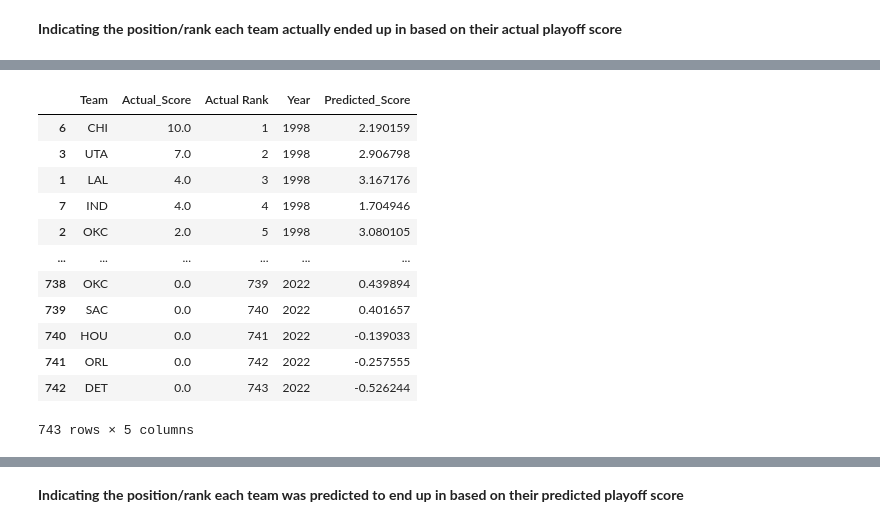
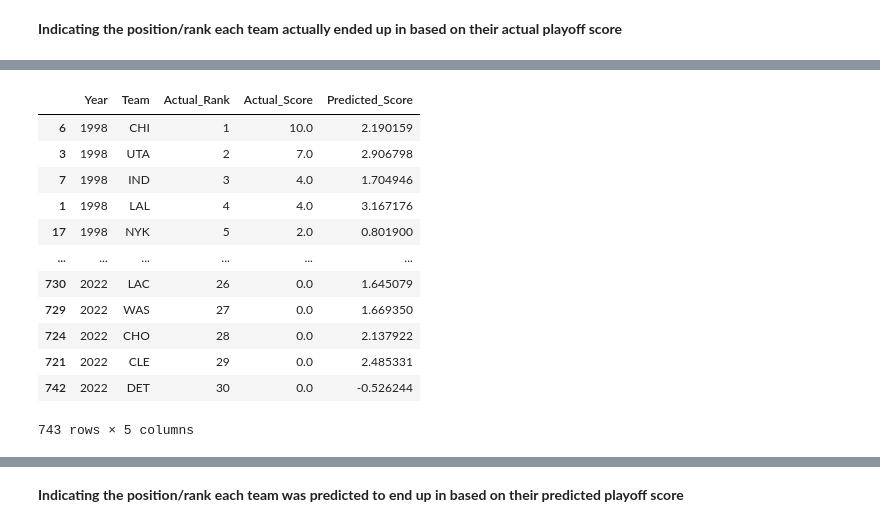
Before and after one commit to cng04/NBA-Champion-Predictor-Project, a Jupyter notebook: ridge_regression.ipynb, the cells around one changed output, grey strips where cells are left out. Cells and saved outputs as stored; diff of their text form; code cells hidden in the pictures.

```diff
--- a/ridge_regression.ipynb
+++ b/ridge_regression.ipynb
@@ -149,5 +153,2 @@ ridge_df
 # %% [markdown]
 **Indicating the position/rank each team actually ended up in based on their actual playoff score**
-# %%
-ridge_df = ridge_df.sort_values(["Year", "Actual_Score"], ascending=[True, False])
-ridge_df
@@ -171,16 +154,0 @@ ridge_df.insert(2, "Actual_Rank", Actual_Rank)
-# %%
-ridge_df
-# %% [output]
-|  | Team | Actual_Score | Actual Rank | Year | Predicted_Score |
-| 6 | CHI | 10.0 | 1 | 1998 | 2.190159 |
-| 3 | UTA | 7.0 | 2 | 1998 | 2.906798 |
-| 1 | LAL | 4.0 | 3 | 1998 | 3.167176 |
-| 7 | IND | 4.0 | 4 | 1998 | 1.704946 |
-| 2 | OKC | 2.0 | 5 | 1998 | 3.080105 |
-| ... | ... | ... | ... | ... | ... |
-| 738 | OKC | 0.0 | 739 | 2022 | 0.439894 |
-| 739 | SAC | 0.0 | 740 | 2022 | 0.401657 |
-| 740 | HOU | 0.0 | 741 | 2022 | -0.139033 |
-| 741 | ORL | 0.0 | 742 | 2022 | -0.257555 |
-| 742 | DET | 0.0 | 743 | 2022 | -0.526244 |
-743 rows × 5 columns
@@ -187,3 +168,20 @@ ridge_df
+# %%
+ridge_df.index = ridge_df.index.droplevel()
+ridge_df
+# %% [output]
+|  | Year | Team | Actual_Rank | Actual_Score | Predicted_Score |
+| 6 | 1998 | CHI | 1 | 10.0 | 2.190159 |
+| 3 | 1998 | UTA | 2 | 7.0 | 2.906798 |
+| 7 | 1998 | IND | 3 | 4.0 | 1.704946 |
+| 1 | 1998 | LAL | 4 | 4.0 | 3.167176 |
+| 17 | 1998 | NYK | 5 | 2.0 | 0.801900 |
+| ... | ... | ... | ... | ... | ... |
+| 730 | 2022 | LAC | 26 | 0.0 | 1.645079 |
+| 729 | 2022 | WAS | 27 | 0.0 | 1.669350 |
+| 724 | 2022 | CHO | 28 | 0.0 | 2.137922 |
+| 721 | 2022 | CLE | 29 | 0.0 | 2.485331 |
+| 742 | 2022 | DET | 30 | 0.0 | -0.526244 |
+743 rows × 5 columns
 # %%
 # Renaming a column in a pandas dataframe
 # ridge_df = ridge_df.rename(columns={"Actual Rank": "Actual_Rank"})
```
Also changed, not shown: parts of 12 cells of this notebook, 1 other file.
